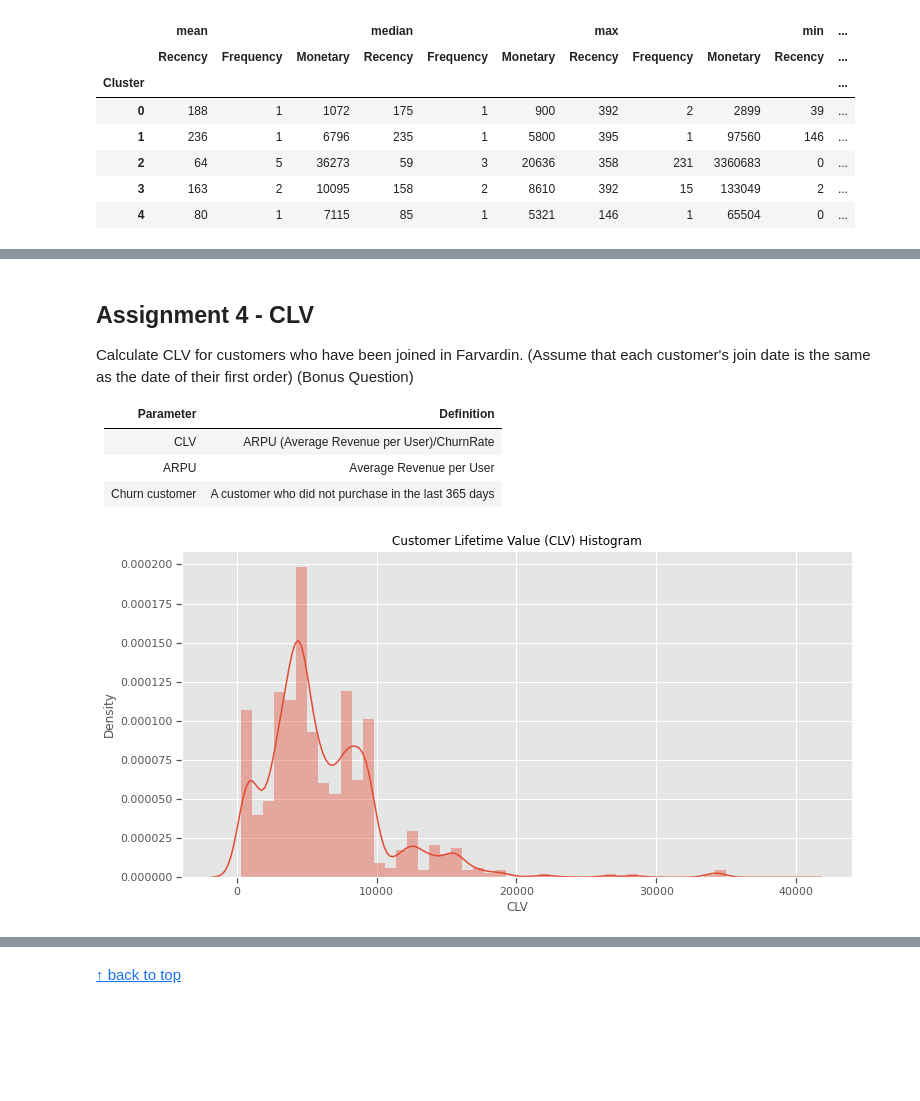
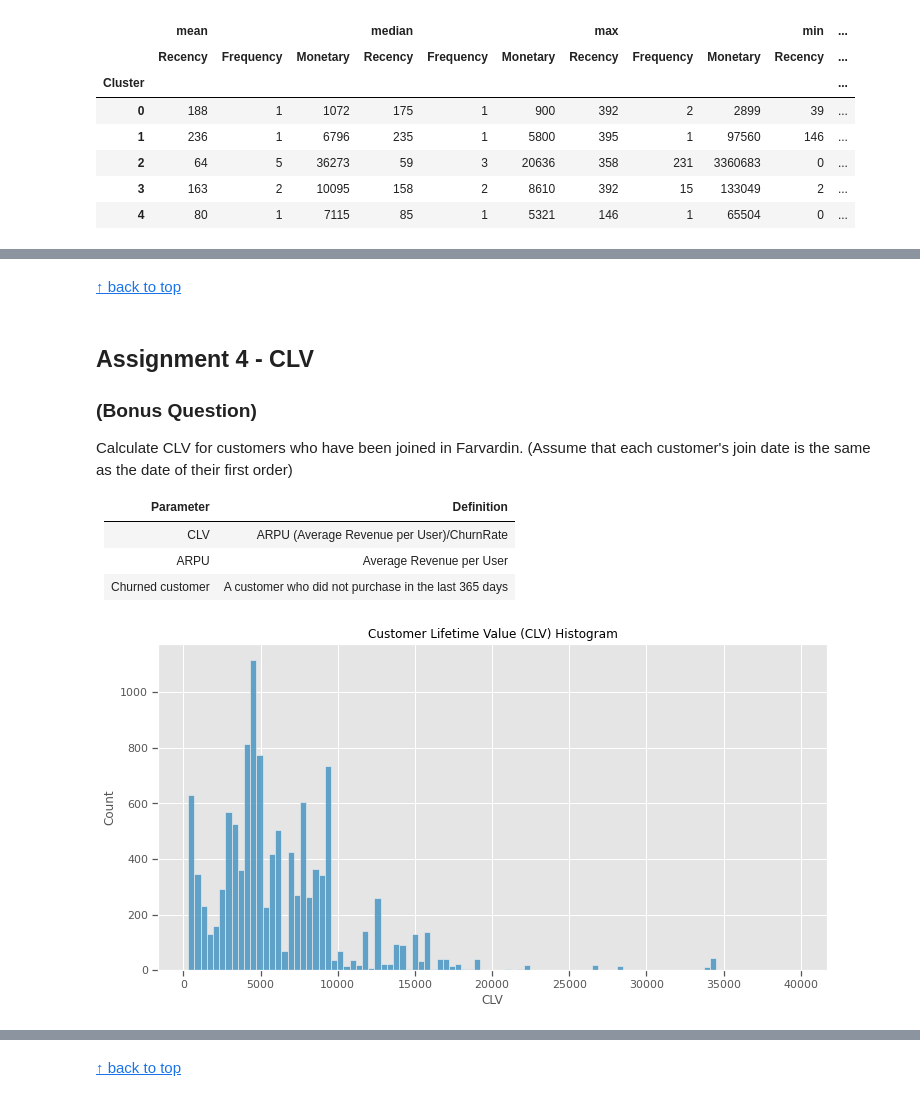
Before and after one commit to alephba/interview_tasks, a Jupyter notebook: src/notebook.ipynb, the cells around one changed output, grey strips where cells are left out. Cells and saved outputs as stored; diff of their text form; code cells hidden in the pictures; blank space fills up the shorter version.

```diff
--- a/src/notebook.ipynb
+++ b/src/notebook.ipynb
@@ -654,13 +685,16 @@ plt.show()
+# %% [markdown]
+[&uarr; back to top](#top)
 # %% [markdown]
-## Assignment 4 - CLV <a class="anchor" id="CLV"></a>
+## Assignment 4 - CLV
+### (Bonus Question) <a class="anchor" id="CLV"></a>
 Calculate CLV for customers who have been joined in Farvardin. (Assume that each
-customer's join date is the same as the date of their first order) (Bonus Question)
+customer's join date is the same as the date of their first order)
 
 | Parameter | Definition |
 | --- | --- |
 | CLV | ARPU (Average Revenue per User)/ChurnRate |
 |ARPU | Average Revenue per User |
-| Churn customer | A customer who did not purchase in the last 365 days |
+| Churned customer | A customer who did not purchase in the last 365 days |
 # %%
 # customer's join date is the same as the date of their first order
 customer_groupby = revenue.groupby(['CustomerID'], as_index=False)
@@ -685,7 +719,7 @@ CHURN_RATE = recency_.ChurnCustomer.sum()/ recency_.shape[0] * 100
 arpu_far_churn['CLV'] = arpu_far_churn.AvgRevenue / CHURN_RATE
 # %%
 plt.title('Customer Lifetime Value (CLV) Histogram')
-sns.distplot(arpu_far_churn['CLV'])
+sns.histplot(arpu_far_churn['CLV'])
 plt.show()
 # %% [output]
-[figure, old version]
+[figure, new version]
```
Also changed, not shown: parts of 15 cells of this notebook.
